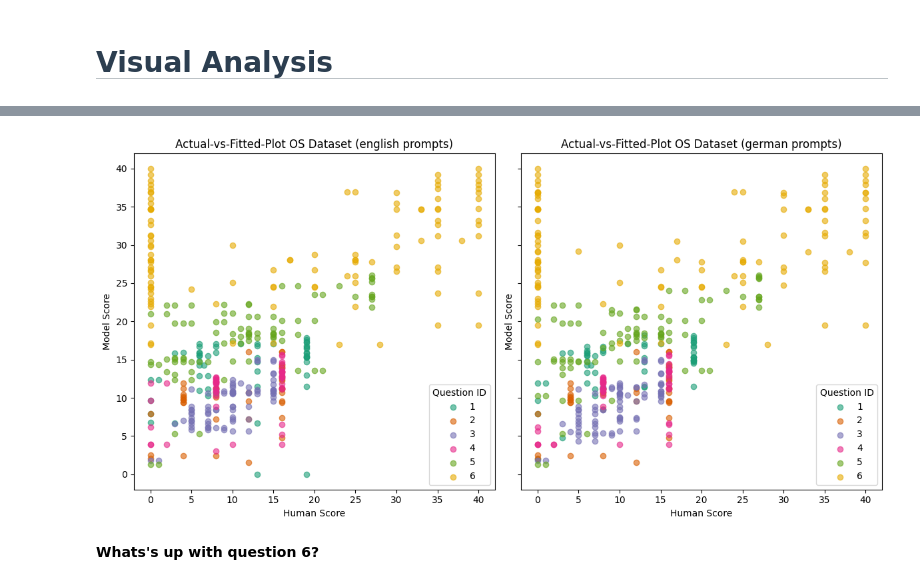
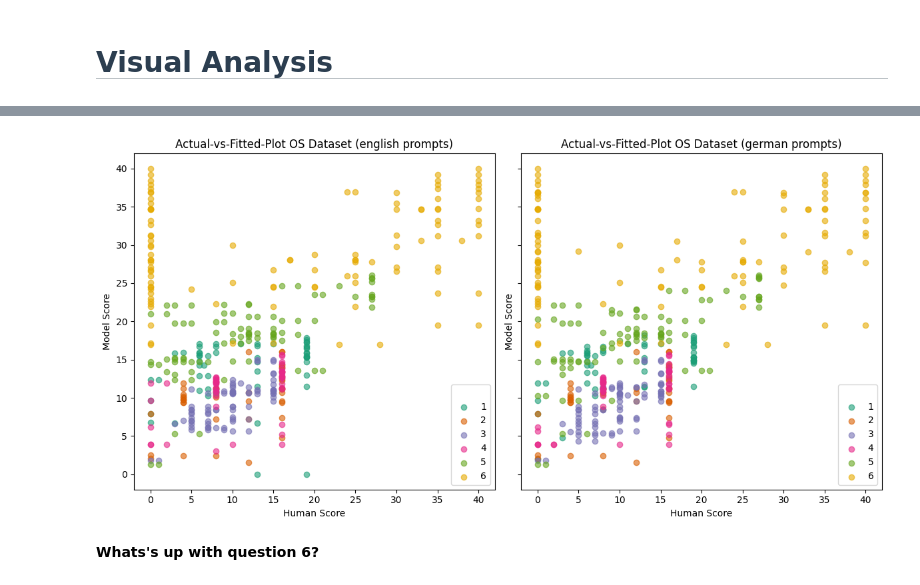
Before and after one commit to HASKI-RAK/paper, a Jupyter notebook: NodeGradeEvaluation/benchmark_results_analysis/main.ipynb, the cells around one changed output, grey strips where cells are left out. Cells and saved outputs as stored; diff of their text form; code cells hidden in the pictures.

```diff
--- a/NodeGradeEvaluation/benchmark_results_analysis/main.ipynb
+++ b/NodeGradeEvaluation/benchmark_results_analysis/main.ipynb
@@ -440,7 +441,8 @@ actual_vs_fitted_plots(
     y_label = 'Model Score',
     layout = "horizontal",
     group_by='question_id_2',
-    legend_title="Question ID",
+    legend_title=" ",#"Question ID",
+    no_title=True, # False
     include_aliases = ['os_en', 'os_de'],
     output_filepath_prefix = './exports/scatter_contin_',
     cmap_str = "Dark2"
@@ -451,4 +453,4 @@ actual_vs_fitted_plots(
-[figure, old version]
+[figure, new version]
 # %% [markdown]
 __Whats's up with question 6?__
 # %%
```
Also changed, not shown: parts of 11 cells of this notebook, 3 other files.
